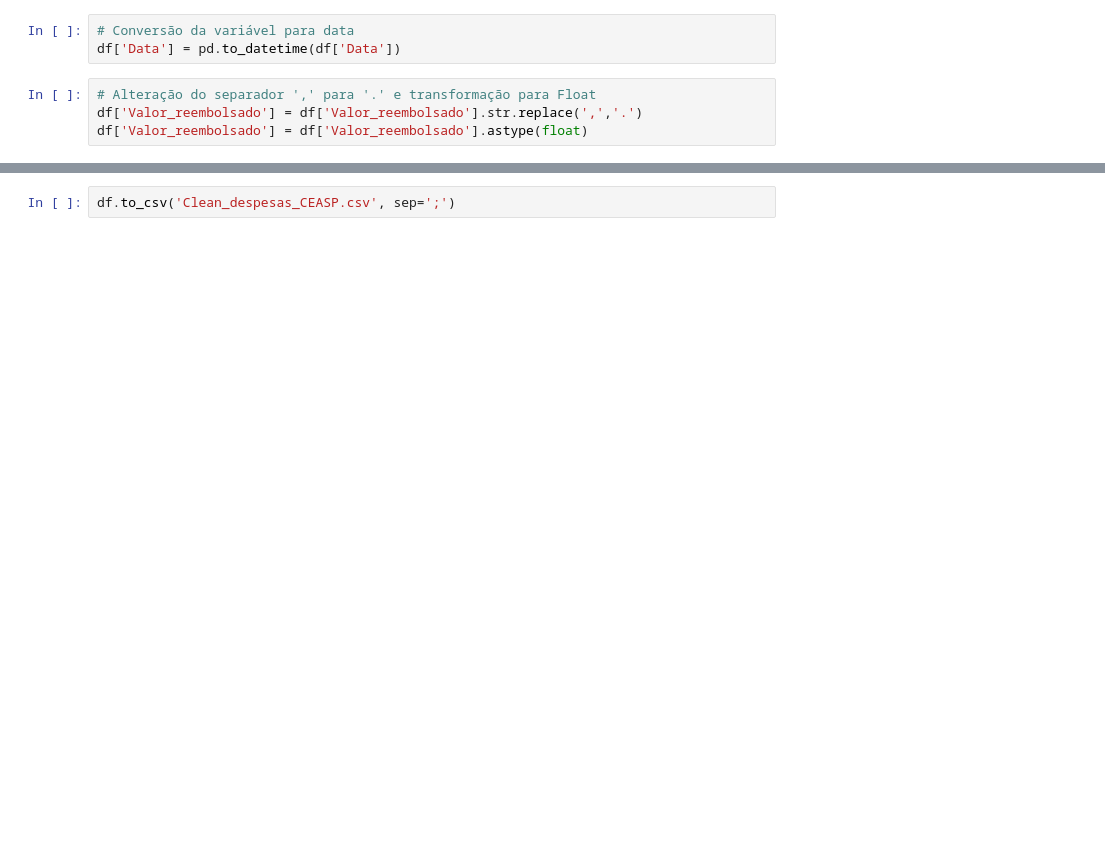
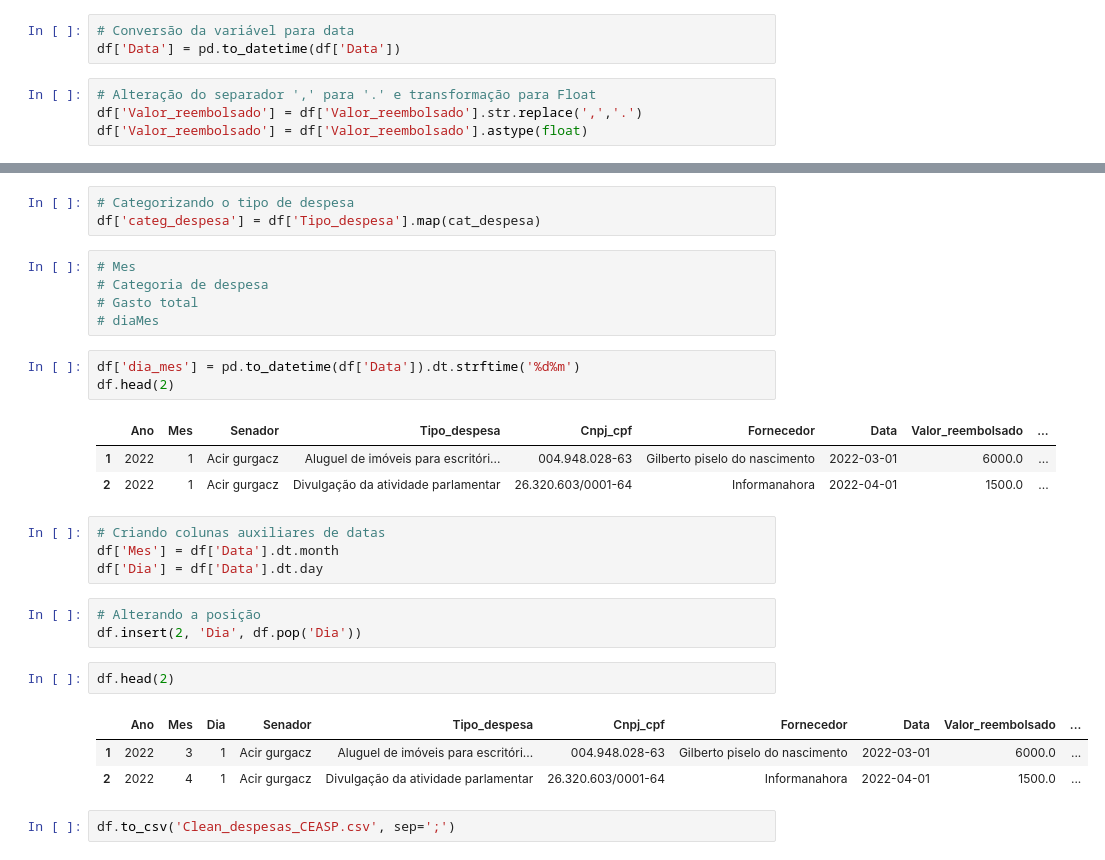
Before and after one commit to AlbertoFAraujo/Py_AnaliseCeaps, a Jupyter notebook: AnaliseExpCeasp.ipynb, the cells around one changed output, grey strips where cells are left out. Drawn from its saved outputs; the diff is of its cells as text; blank space fills up the shorter version.

```diff
--- a/AnaliseExpCeasp.ipynb
+++ b/AnaliseExpCeasp.ipynb
@@ -146,2 +173,30 @@ Name: Valor_reembolsado, dtype: float64
+# %%
+# Categorizando o tipo de despesa
+df['categ_despesa'] = df['Tipo_despesa'].map(cat_despesa)
+# %%
+# Mes
+# Categoria de despesa
+# Gasto total
+# diaMes
+# %%
+df['dia_mes'] = pd.to_datetime(df['Data']).dt.strftime('%d%m')
+df.head(2)
+# %% [output]
+|  | Ano | Mes | Senador | Tipo_despesa | Cnpj_cpf | Fornecedor | Data | Valor_reembolsado | ... |
+| 1 | 2022 | 1 | Acir gurgacz | Aluguel de imóveis para escritóri... | 004.948.028-63 | Gilberto piselo do nascimento | 2022-03-01 | 6000.0 | ... |
+| 2 | 2022 | 1 | Acir gurgacz | Divulgação da atividade parlamentar | 26.320.603/0001-64 | Informanahora | 2022-04-01 | 1500.0 | ... |
+# %%
+# Criando colunas auxiliares de datas
+df['Mes'] = df['Data'].dt.month
+df['Dia'] = df['Data'].dt.day
+# %%
+# Alterando a posição
+df.insert(2, 'Dia', df.pop('Dia'))
+# %%
+df.head(2)
+# %% [output]
+|  | Ano | Mes | Dia | Senador | Tipo_despesa | Cnpj_cpf | Fornecedor | Data | Valor_reembolsado | ... |
+| 1 | 2022 | 3 | 1 | Acir gurgacz | Aluguel de imóveis para escritóri... | 004.948.028-63 | Gilberto piselo do nascimento | 2022-03-01 | 6000.0 | ... |
+| 2 | 2022 | 4 | 1 | Acir gurgacz | Divulgação da atividade parlamentar | 26.320.603/0001-64 | Informanahora | 2022-04-01 | 1500.0 | ... |
 # %%
 df.to_csv('Clean_despesas_CEASP.csv', sep=';')
```
Also changed, not shown: parts of 17 cells of this notebook, 6 other files.
